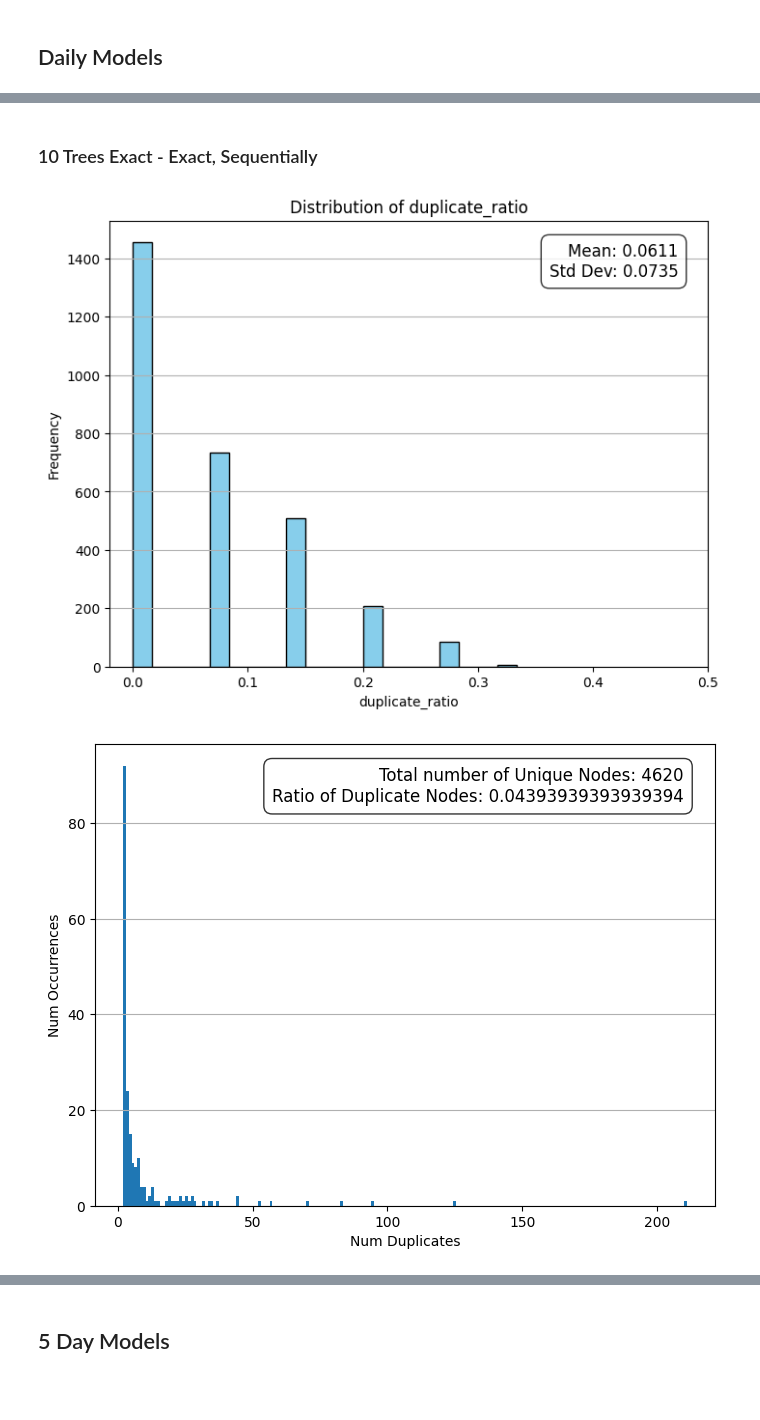
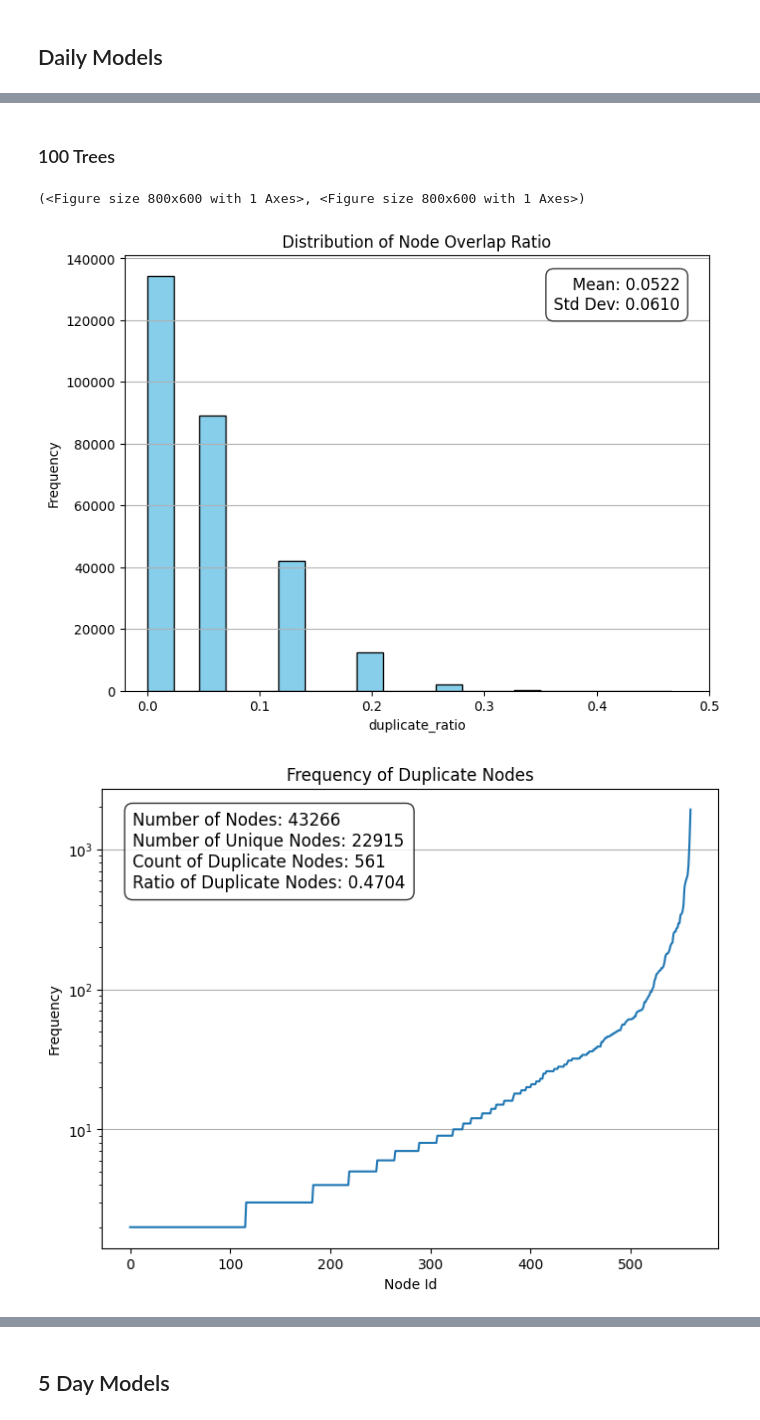
Before and after one commit to dkuska/tree-ensemble-model-management, a Jupyter notebook: intermediate_presentation.ipynb, the cells around one changed output, grey strips where cells are left out. Drawn from its saved outputs; the diff is of its cells as text; code cells hidden in the pictures; blank space fills up the shorter version.

```diff
--- a/intermediate_presentation.ipynb
+++ b/intermediate_presentation.ipynb
@@ -29,9 +29,7 @@ def wrapper(models, exact, sequentially):
 
     node_list = get_node_list(models, exact=exact)
     unique_node_counts = get_counts_of_unique_nodes(node_list)
-    unique_nodes_dist = plot_distribution_unique_nodes(
-        node_list, unique_node_counts
-    )
+    unique_nodes_dist = plot_bars_unique_nodes(node_list, unique_node_counts)
 
     return duplicate_ratio_dist, unique_nodes_dist
 # %% [markdown]
@@ -57,9 +45,8 @@ duplicate_ratio_dist, unique_nodes_dist = wrapper(
-# %% [markdown]
-### 10 Trees Exact - Exact, Sequentially
+# %% [markdown]
+### 100 Trees
 # %%
-duplicate_ratio_dist, unique_nodes_dist = wrapper(
-    daily_model_10_trees, exact=True, sequentially=True
-)
+wrapper(daily_model_100_trees, exact=True, sequentially=True)
 # %% [output]
+(<Figure size 800x600 with 1 Axes>, <Figure size 800x600 with 1 Axes>)
-[figure, old version]
+[figure, new version]
-[figure, old version]
+[figure, new version]
```
Also changed, not shown: parts of 14 cells of this notebook, 3 other files.
